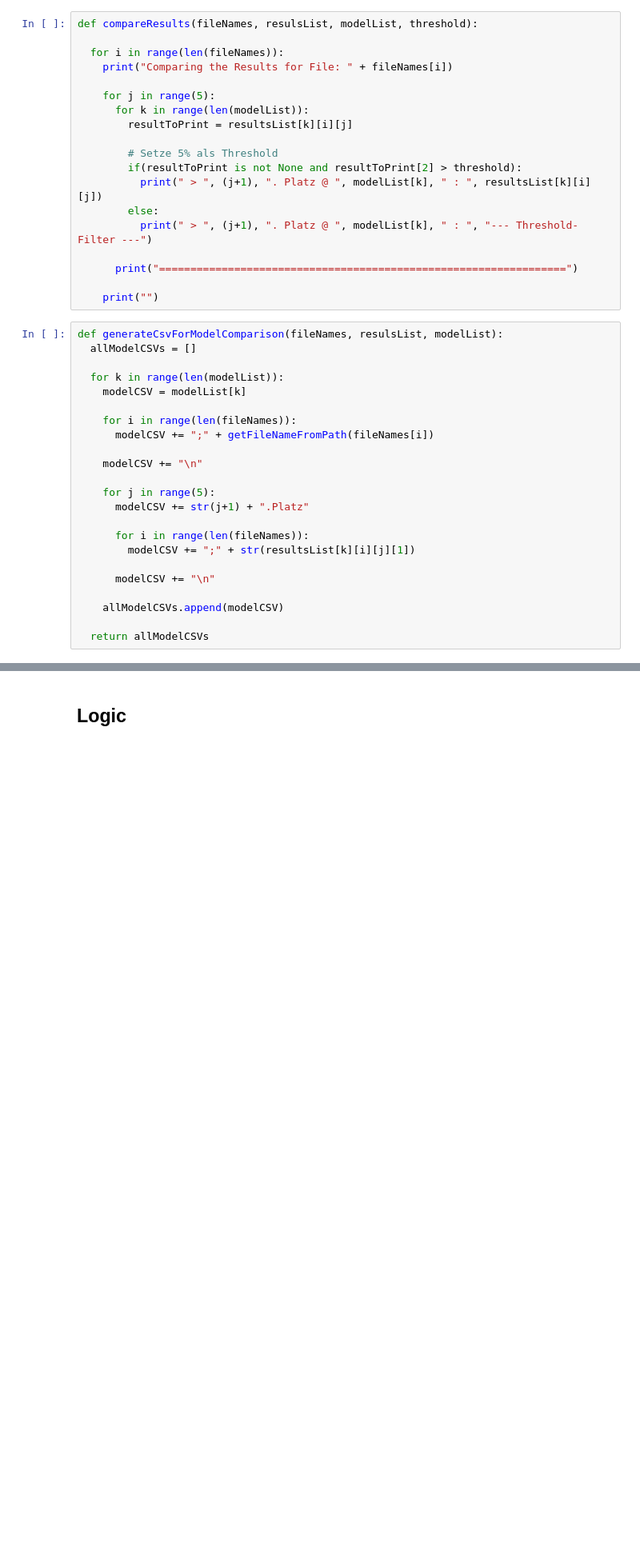
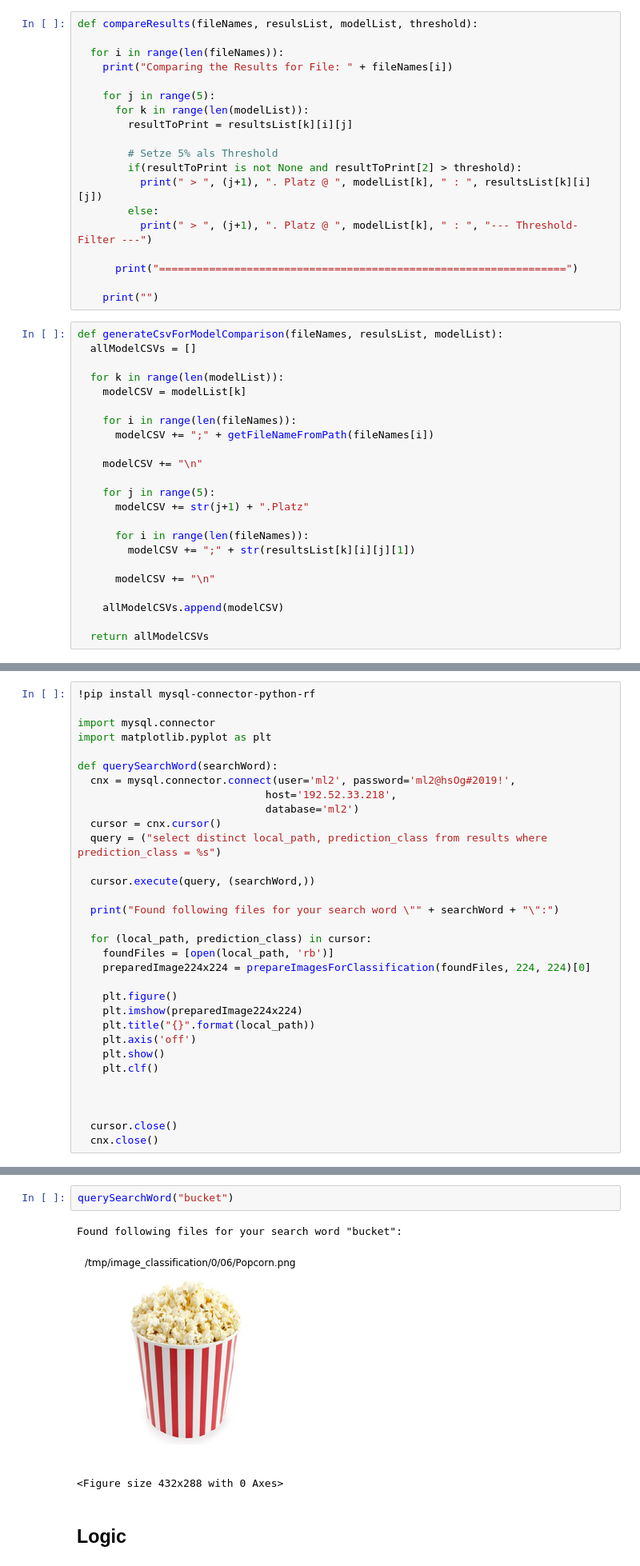
Before and after one commit to ml2-picme/PicMe, a Jupyter notebook: Image Download and Classification.ipynb, the cells around one changed output, grey strips where cells are left out. Shown at 80% size. Cells and saved outputs as stored; diff of their text form; blank space fills up the shorter version.

Commit message:
Added querySearchWord method, to find matching images from DB and print them

```diff
--- a/Image Download and Classification.ipynb
+++ b/Image Download and Classification.ipynb
@@ -190,0 +193,32 @@ def storeResultsToDB(fileNames, resulsList, modelList):
+# %%
+!pip install mysql-connector-python-rf
+
+import mysql.connector
+import matplotlib.pyplot as plt
+
+def querySearchWord(searchWord):
+  cnx = mysql.connector.connect(user='ml2', password='ml2@hsOg#2019!',
+                              host='192.52.33.218',
+                              database='ml2')
+  cursor = cnx.cursor()
+  query = ("select distinct local_path, prediction_class from results where prediction_class = %s")
+
+  cursor.execute(query, (searchWord,))
+
+  print("Found following files for your search word \"" + searchWord + "\":")
+
+  for (local_path, prediction_class) in cursor:
+    foundFiles = [open(local_path, 'rb')]
+    preparedImage224x224 = prepareImagesForClassification(foundFiles, 224, 224)[0]
+
+    plt.figure()
+    plt.imshow(preparedImage224x224)
+    plt.title("{}".format(local_path))
+    plt.axis('off')
+    plt.show()
+    plt.clf()
+
+
+
+  cursor.close()
+  cnx.close()
@@ -191,3 +227,9 @@ def storeResultsToDB(fileNames, resulsList, modelList):
+# %%
+querySearchWord("bucket")
+# %% [output]
+Found following files for your search word "bucket":
+[figure, added]
+<Figure size 432x288 with 0 Axes>
 # %% [markdown]
 ## Logic
 # %%
```
Also changed, not shown: parts of 12 cells of this notebook.
